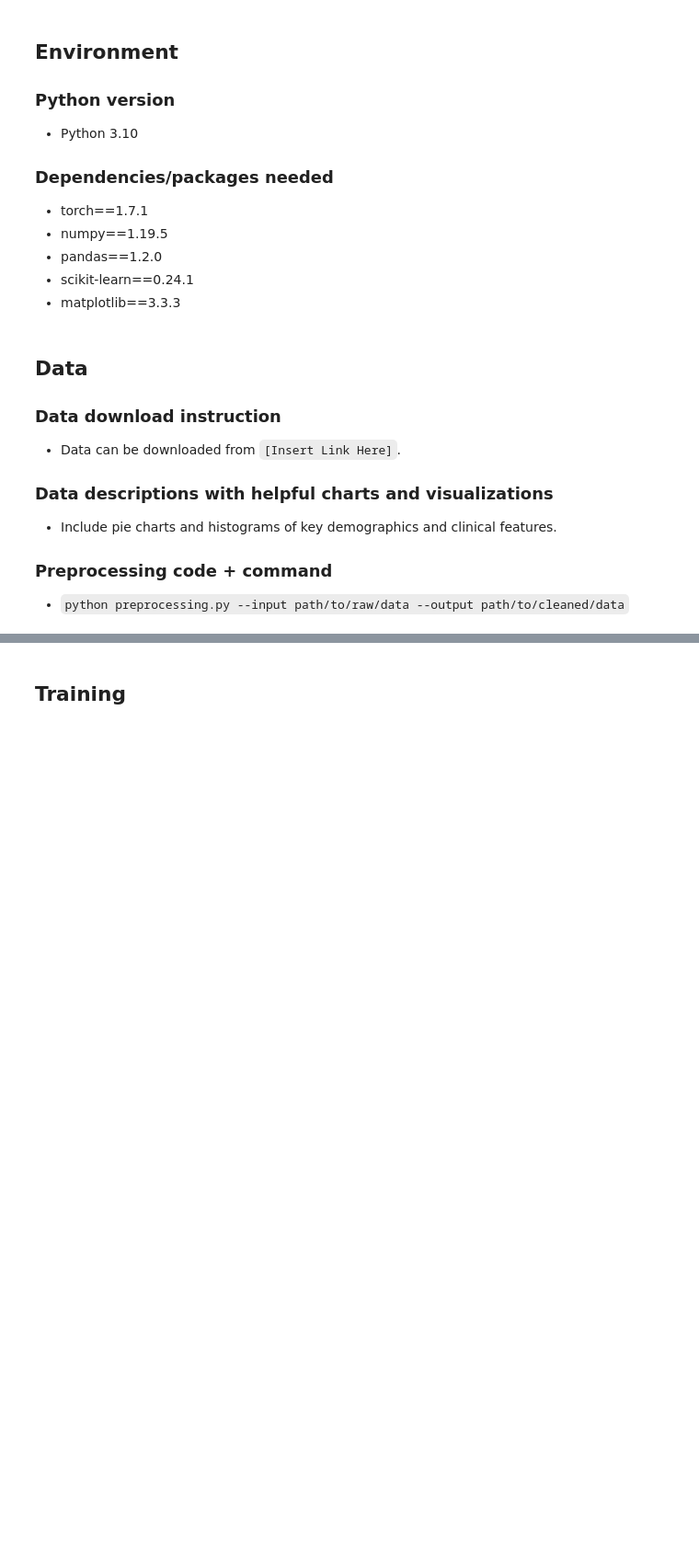
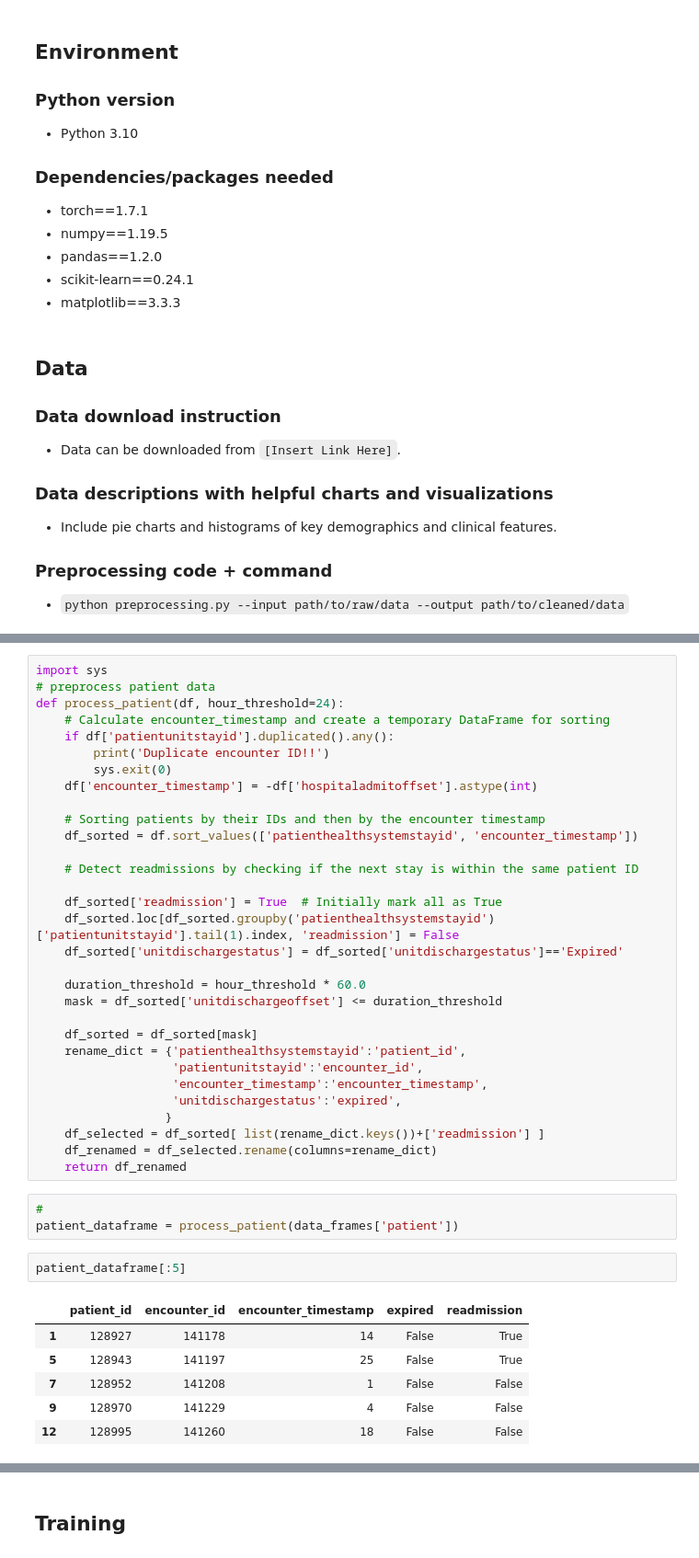
Before and after one commit to Alexuiuc/paperReplicateForDHL, a Jupyter notebook: DL4H_Team_137_py3_pytorch.ipynb, the cells around one changed output, grey strips where cells are left out. Shown: that part at 92% size. Cells and saved outputs as stored; diff of their text form; blank space fills up the shorter version.

```diff
--- a/DL4H_Team_137_py3_pytorch.ipynb
+++ b/DL4H_Team_137_py3_pytorch.ipynb
@@ -56,0 +99,43 @@ The scope of this reproducibility study focuses on verifying the results claimed
+# %%
+import sys
+# preprocess patient data
+def process_patient(df, hour_threshold=24):
+    # Calculate encounter_timestamp and create a temporary DataFrame for sorting
+    if df['patientunitstayid'].duplicated().any():
+        print('Duplicate encounter ID!!')
+        sys.exit(0)
+    df['encounter_timestamp'] = -df['hospitaladmitoffset'].astype(int)
+
+    # Sorting patients by their IDs and then by the encounter timestamp
+    df_sorted = df.sort_values(['patienthealthsystemstayid', 'encounter_timestamp'])
+
+    # Detect readmissions by checking if the next stay is within the same patient ID
+
+    df_sorted['readmission'] = True  # Initially mark all as True
+    df_sorted.loc[df_sorted.groupby('patienthealthsystemstayid')['patientunitstayid'].tail(1).index, 'readmission'] = False
+    df_sorted['unitdischargestatus'] = df_sorted['unitdischargestatus']=='Expired'
+
+    duration_threshold = hour_threshold * 60.0
+    mask = df_sorted['unitdischargeoffset'] <= duration_threshold
+
+    df_sorted = df_sorted[mask]
+    rename_dict = {'patienthealthsystemstayid':'patient_id',
+                   'patientunitstayid':'encounter_id',
+                   'encounter_timestamp':'encounter_timestamp',
+                   'unitdischargestatus':'expired',
+                  }
+    df_selected = df_sorted[ list(rename_dict.keys())+['readmission'] ]
+    df_renamed = df_selected.rename(columns=rename_dict)
+    return df_renamed
+# %%
+#
+patient_dataframe = process_patient(data_frames['patient'])
+# %%
+patient_dataframe[:5]
+# %% [output]
+|  | patient_id | encounter_id | encounter_timestamp | expired | readmission |
+| 1 | 128927 | 141178 | 14 | False | True |
+| 5 | 128943 | 141197 | 25 | False | True |
+| 7 | 128952 | 141208 | 1 | False | False |
+| 9 | 128970 | 141229 | 4 | False | False |
+| 12 | 128995 | 141260 | 18 | False | False |
```
Also changed, not shown: parts of 46 cells of this notebook.
